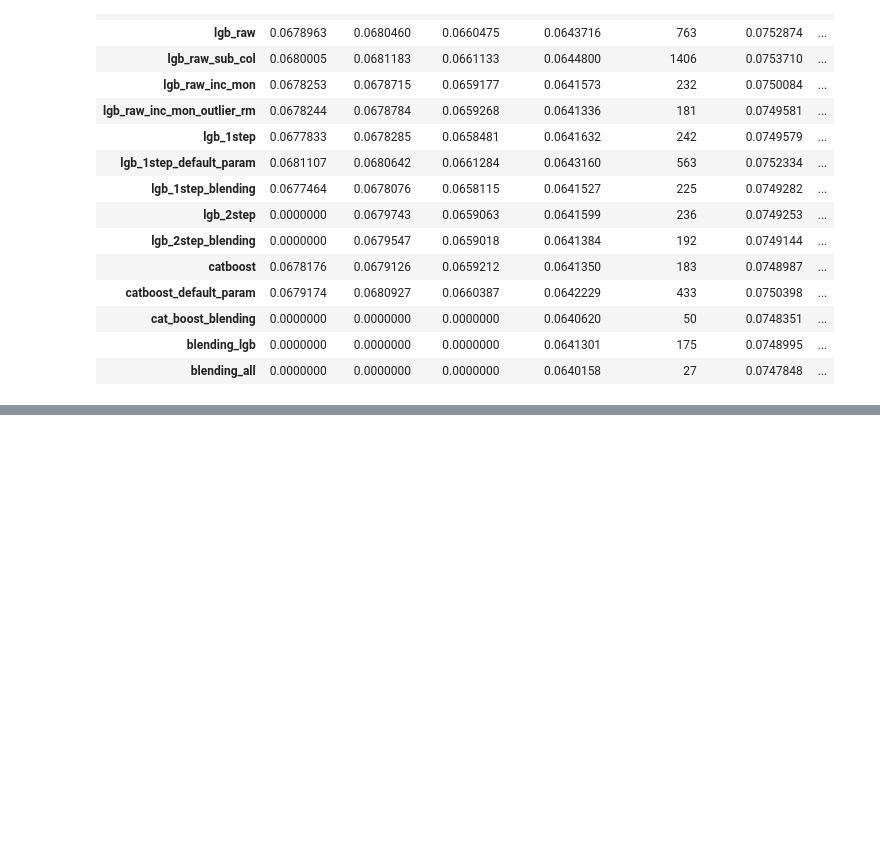
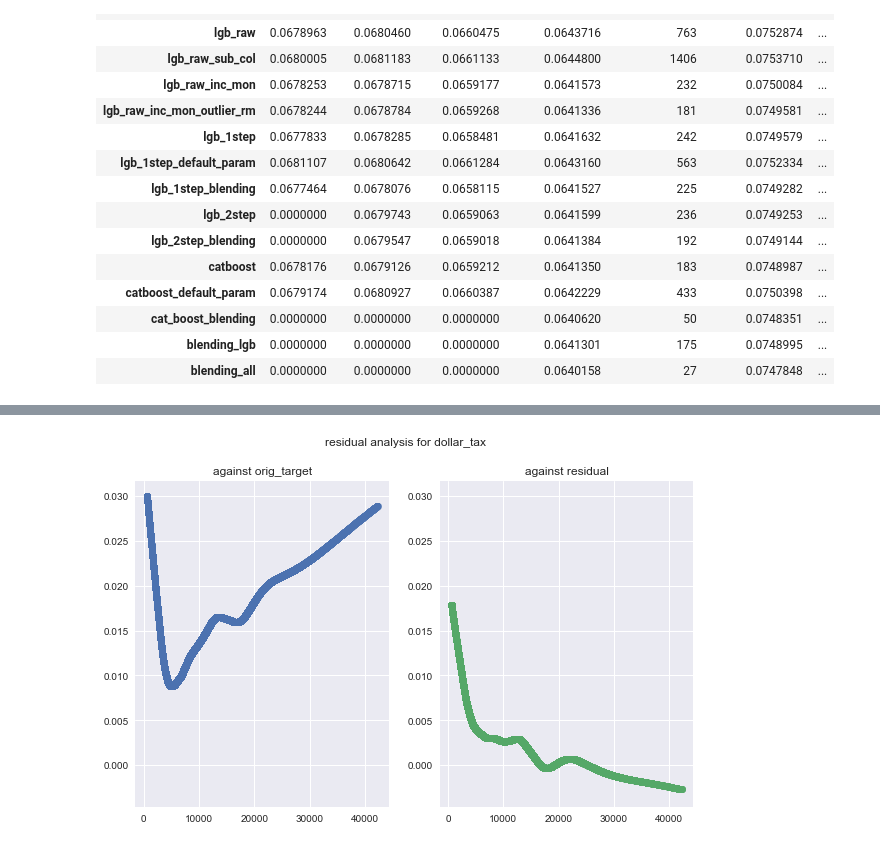
Before and after one commit to mqkh515/udacityMLND, a Jupyter notebook: projects/capstone/project_submit/model_iteration.ipynb, the cells around one changed output, grey strips where cells are left out. Cells and saved outputs as stored; diff of their text form; code cells hidden in the pictures; blank space fills up the shorter version.

```diff
--- a/projects/capstone/project_submit/model_iteration.ipynb
+++ b/projects/capstone/project_submit/model_iteration.ipynb
@@ -232,0 +285,4 @@ df.to_csv('models/cv_res_all.csv', float_format='%.7f')
+# %%
+visual_residual_num('dollar_tax')
+# %% [output]
+[figure, added]
```
Also changed, not shown: parts of 6 cells of this notebook, 8 other files.
